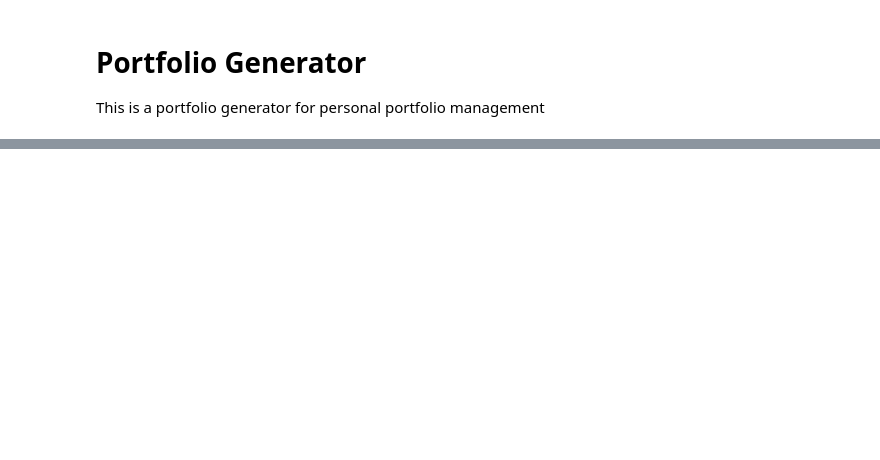
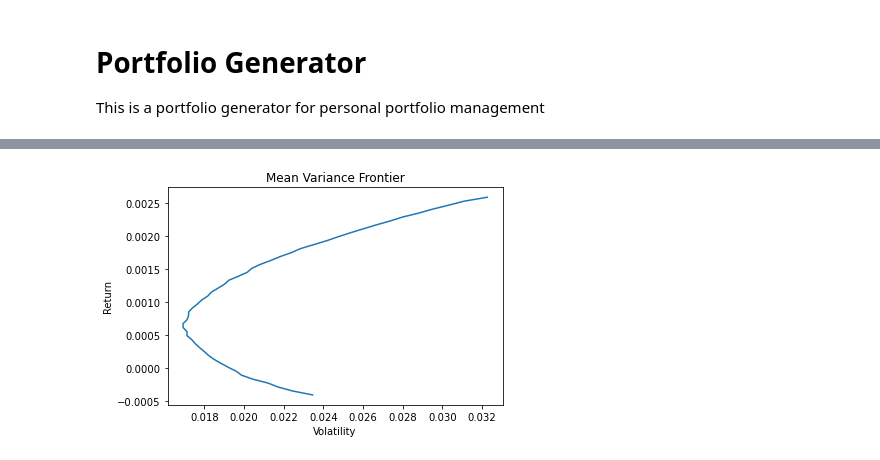
Before and after one commit to JasonYu1028/Optimized-Portfolio-Generation, a Jupyter notebook: portfolio-gen.ipynb, the cells around one changed output, grey strips where cells are left out. Drawn from its saved outputs; the diff is of its cells as text; code cells hidden in the pictures; blank space fills up the shorter version.

```diff
--- a/portfolio-gen.ipynb
+++ b/portfolio-gen.ipynb
@@ -166,8 +166,10 @@ class Portfolio:
     self.expected_returns = self.beta['ERET'].to_list()
 
   def calc_covariance_matrix(self):
-    stock_cov_data = [self.data['Return'][ticker][1:] for ticker in self.tickers]
-    self.cov_matrix = np.cov(stock_cov_data, bias=True)
+    """Calculates the covariance matrix using OAS shrinkage"""
+    weekly_returns = self.data['Return'].resample('1W').mean().applymap(lambda x: (x + 1)**7 - 1)
+    # monthly_returns = self.data['Return'].resample('1M').mean().applymap(lambda x: (x + 1)**30 - 1)
+    self.cov_matrix = covariance.oas(weekly_returns)[0]
 # %%
 class MVO:
   """Mean Variance Optimization Class
@@ -374,0 +378,8 @@ mvo_ff.stats
+# %%
+nasdaq100 = open('nasdaq100.txt', 'r').read().split('\n')
+# %%
+train_start, train_end = ["2000-01-01", "2023-12-29"]
+market_train = MarketFF(train_start, train_end)
+print(market_train)
+portfolio_train = Portfolio(nasdaq100, train_start, train_end)
+print(portfolio_train)
@@ -374,0 +411,4 @@ mvo_ff.stats
+# %%
+mvo_train = MVO(portfolio_train, market_train, [[0,1]] * len(nasdaq100))
+mvo_train.maximum_sharpe()
+mvo_train.stats
@@ -374,0 +433,4 @@ mvo_ff.stats
+# %%
+mvo_train.plot_MVO()
+# %% [output]
+[figure, added]
```
Also changed, not shown: parts of 24 cells of this notebook.
